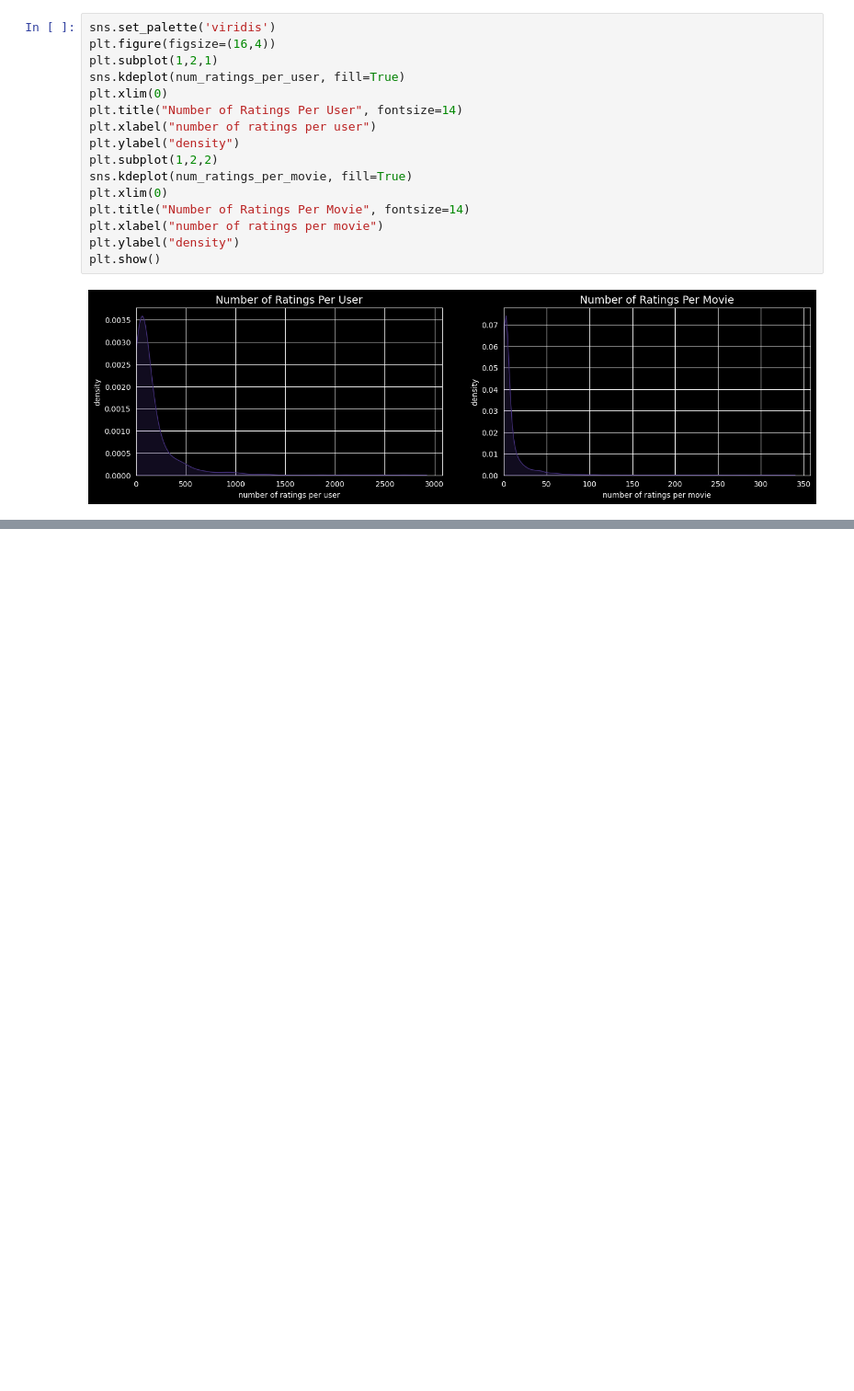
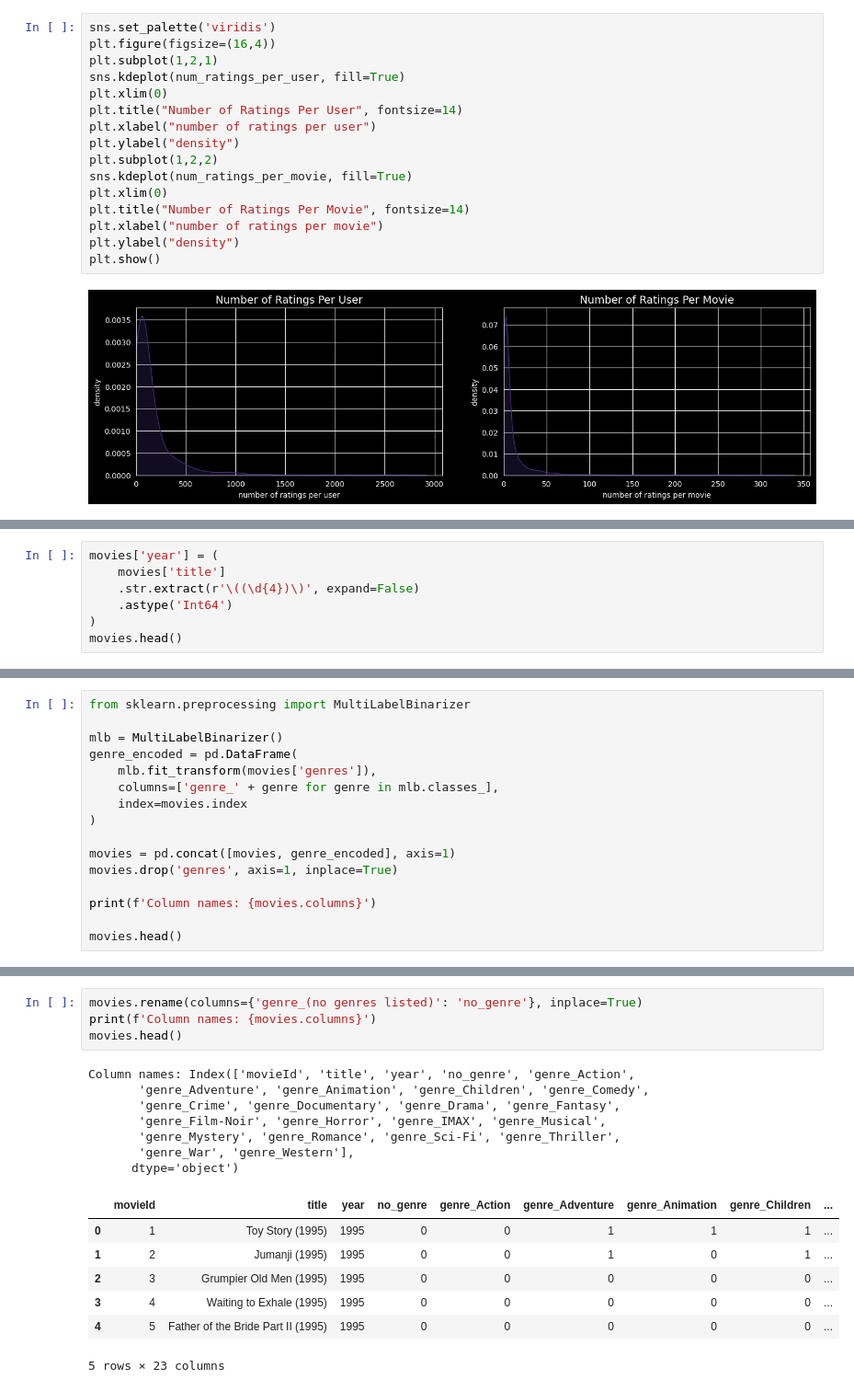
Before and after one commit to tijanatoskovic/Movies-Recommendations, a Jupyter notebook: ga/genetic_algorithm.ipynb, the cells around one changed output, grey strips where cells are left out. Shown at 92% size. Cells and saved outputs as stored; diff of their text form; blank space fills up the shorter version.

Commit message:
Start data preprocessing

```diff
--- a/ga/genetic_algorithm.ipynb
+++ b/ga/genetic_algorithm.ipynb
@@ -395,0 +408,7 @@ plt.show()
+# %%
+movies['year'] = (
+    movies['title']
+    .str.extract(r'\((\d{4})\)', expand=False)
+    .astype('Int64')
+)
+movies.head()
@@ -395,0 +424,16 @@ plt.show()
+# %%
+from sklearn.preprocessing import MultiLabelBinarizer
+
+mlb = MultiLabelBinarizer()
+genre_encoded = pd.DataFrame(
+    mlb.fit_transform(movies['genres']),
+    columns=['genre_' + genre for genre in mlb.classes_],
+    index=movies.index
+)
+
+movies = pd.concat([movies, genre_encoded], axis=1)
+movies.drop('genres', axis=1, inplace=True)
+
+print(f'Column names: {movies.columns}')
+
+movies.head()
@@ -395,0 +455,19 @@ plt.show()
+# %%
+movies.rename(columns={'genre_(no genres listed)': 'no_genre'}, inplace=True)
+print(f'Column names: {movies.columns}')
+movies.head()
+# %% [output]
+Column names: Index(['movieId', 'title', 'year', 'no_genre', 'genre_Action',
+       'genre_Adventure', 'genre_Animation', 'genre_Children', 'genre_Comedy',
+       'genre_Crime', 'genre_Documentary', 'genre_Drama', 'genre_Fantasy',
+       'genre_Film-Noir', 'genre_Horror', 'genre_IMAX', 'genre_Musical',
+       'genre_Mystery', 'genre_Romance', 'genre_Sci-Fi', 'genre_Thriller',
+       'genre_War', 'genre_Western'],
+      dtype='object')
+|  | movieId | title | year | no_genre | genre_Action | genre_Adventure | genre_Animation | genre_Children | ... |
+| 0 | 1 | Toy Story (1995) | 1995 | 0 | 0 | 1 | 1 | 1 | ... |
+| 1 | 2 | Jumanji (1995) | 1995 | 0 | 0 | 1 | 0 | 1 | ... |
+| 2 | 3 | Grumpier Old Men (1995) | 1995 | 0 | 0 | 0 | 0 | 0 | ... |
+| 3 | 4 | Waiting to Exhale (1995) | 1995 | 0 | 0 | 0 | 0 | 0 | ... |
+| 4 | 5 | Father of the Bride Part II (1995) | 1995 | 0 | 0 | 0 | 0 | 0 | ... |
+5 rows × 23 columns
```
Also changed, not shown: parts of 11 cells of this notebook.
